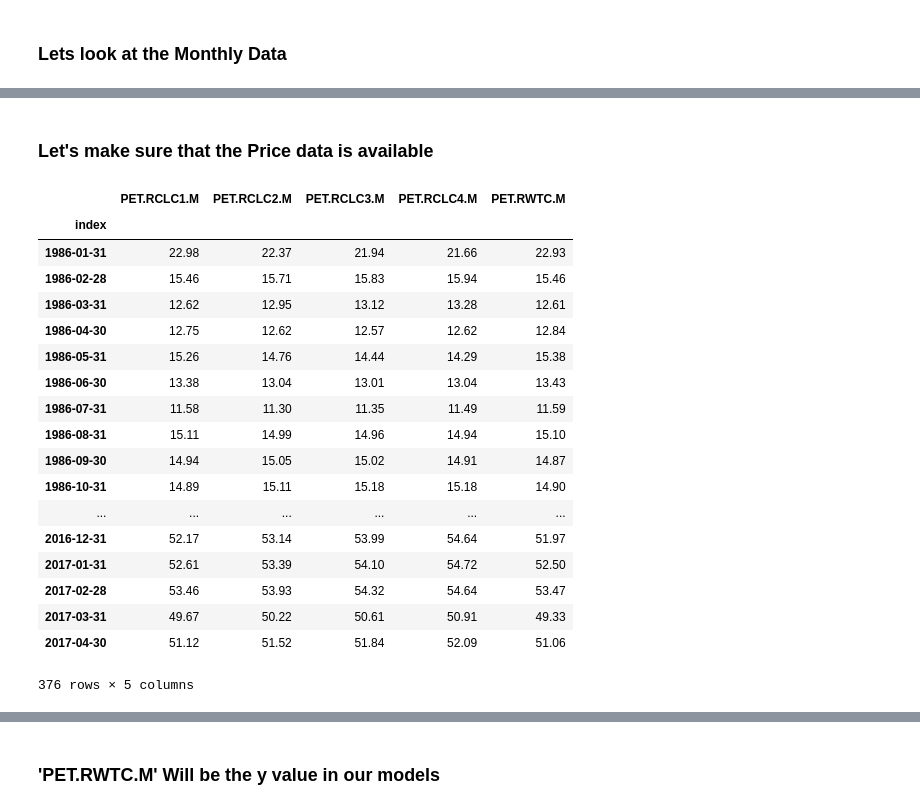
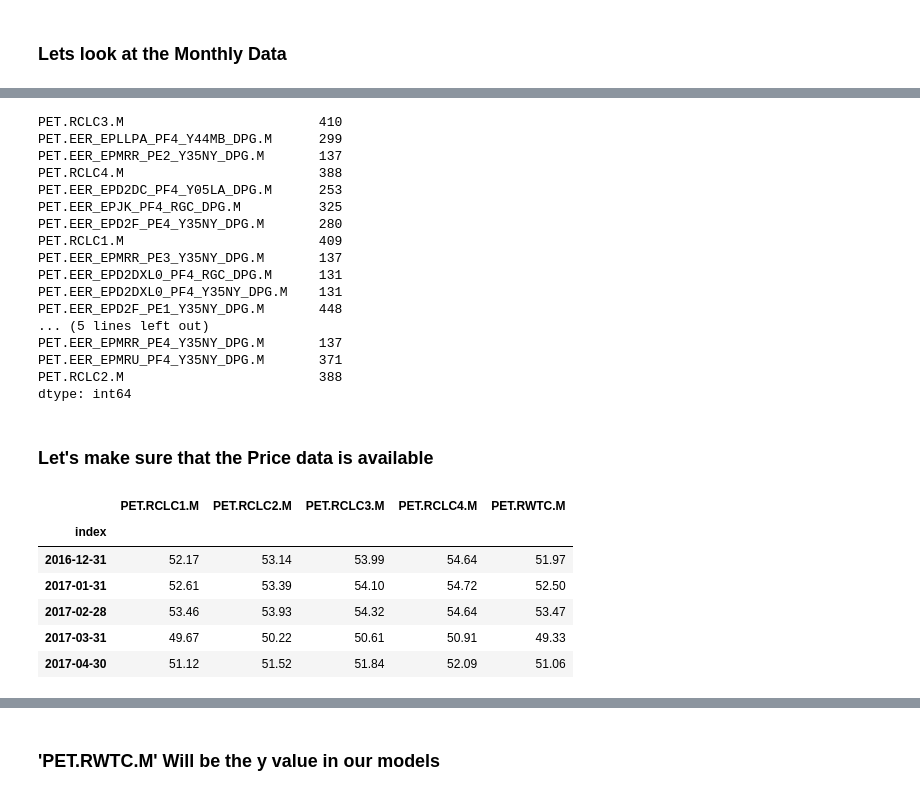
Before and after one commit to limitup/Chipy_Mentorship, a Jupyter notebook: feature_reduction.ipynb, the cells around one changed output, grey strips where cells are left out. Saved outputs shown, nothing was run; the diff lists cells and outputs as text; code cells hidden in the pictures.

```diff
--- a/feature_reduction.ipynb
+++ b/feature_reduction.ipynb
@@ -47,25 +24,33 @@ monthly_1980
+# %%
+monthly_crude.count().head(20)
+# %% [output]
+PET.RCLC3.M                         410
+PET.EER_EPLLPA_PF4_Y44MB_DPG.M      299
+PET.EER_EPMRR_PE2_Y35NY_DPG.M       137
+PET.RCLC4.M                         388
+PET.EER_EPD2DC_PF4_Y05LA_DPG.M      253
+PET.EER_EPJK_PF4_RGC_DPG.M          325
+PET.EER_EPD2F_PE4_Y35NY_DPG.M       280
+PET.RCLC1.M                         409
+PET.EER_EPMRR_PE3_Y35NY_DPG.M       137
+PET.EER_EPD2DXL0_PF4_RGC_DPG.M      131
+PET.EER_EPD2DXL0_PF4_Y35NY_DPG.M    131
+PET.EER_EPD2F_PE1_Y35NY_DPG.M       448
+... (5 lines left out)
+PET.EER_EPMRR_PE4_Y35NY_DPG.M       137
+PET.EER_EPMRU_PF4_Y35NY_DPG.M       371
+PET.RCLC2.M                         388
+dtype: int64
 # %% [markdown]
 ### Let's make sure that the Price data is available
 # %%
-df = monthly_crude[['PET.RCLC1.M','PET.RCLC2.M','PET.RCLC3.M','PET.RCLC4.M','PET.RWTC.M']][-376:]
-df
+df = monthly_crude[['PET.RCLC1.M','PET.RCLC2.M','PET.RCLC3.M','PET.RCLC4.M','PET.RWTC.M']]
+df.tail()
 # %% [output]
 |  | PET.RCLC1.M | PET.RCLC2.M | PET.RCLC3.M | PET.RCLC4.M | PET.RWTC.M |
 | index |  |  |  |  |  |
-| 1986-01-31 | 22.98 | 22.37 | 21.94 | 21.66 | 22.93 |
-| 1986-02-28 | 15.46 | 15.71 | 15.83 | 15.94 | 15.46 |
-| 1986-03-31 | 12.62 | 12.95 | 13.12 | 13.28 | 12.61 |
-| 1986-04-30 | 12.75 | 12.62 | 12.57 | 12.62 | 12.84 |
-| 1986-05-31 | 15.26 | 14.76 | 14.44 | 14.29 | 15.38 |
-| 1986-06-30 | 13.38 | 13.04 | 13.01 | 13.04 | 13.43 |
-| 1986-07-31 | 11.58 | 11.30 | 11.35 | 11.49 | 11.59 |
-| 1986-08-31 | 15.11 | 14.99 | 14.96 | 14.94 | 15.10 |
-| 1986-09-30 | 14.94 | 15.05 | 15.02 | 14.91 | 14.87 |
-| 1986-10-31 | 14.89 | 15.11 | 15.18 | 15.18 | 14.90 |
-| ... | ... | ... | ... | ... | ... |
 | 2016-12-31 | 52.17 | 53.14 | 53.99 | 54.64 | 51.97 |
 | 2017-01-31 | 52.61 | 53.39 | 54.10 | 54.72 | 52.50 |
 | 2017-02-28 | 53.46 | 53.93 | 54.32 | 54.64 | 53.47 |
 | 2017-03-31 | 49.67 | 50.22 | 50.61 | 50.91 | 49.33 |
 | 2017-04-30 | 51.12 | 51.52 | 51.84 | 52.09 | 51.06 |
-376 rows × 5 columns
```
Also changed, not shown: parts of 65 cells of this notebook, 1 other file.
